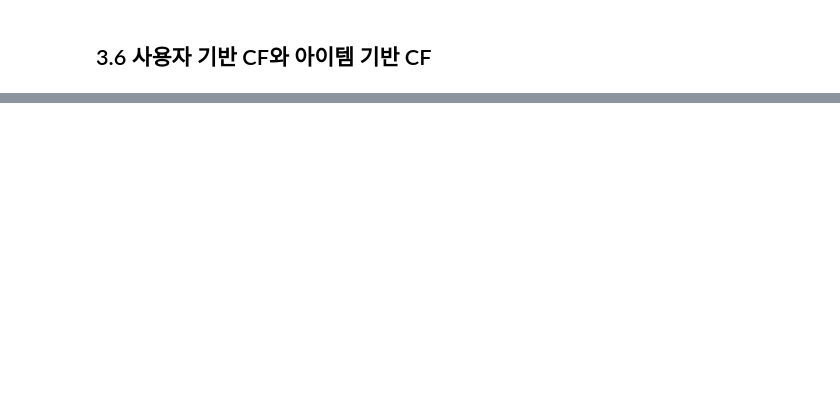
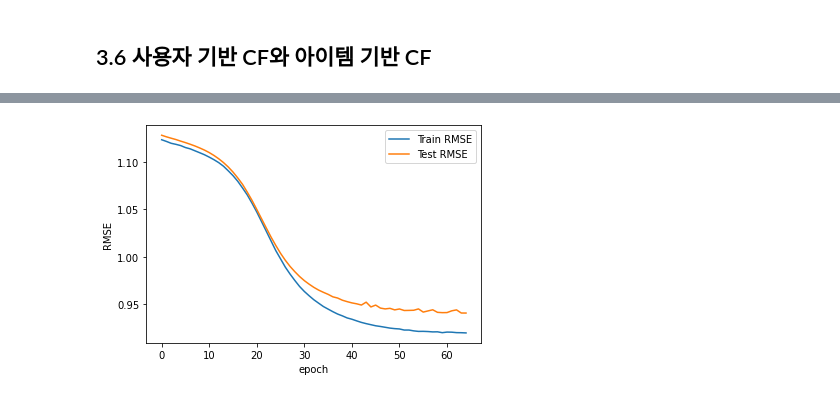
Before and after one commit to lucio-karin0506/SaltLux-Project, a Jupyter notebook: Recommendation System/추천시스템 강의 코드.ipynb, the cells around one changed output, grey strips where cells are left out. Cells and saved outputs as stored; diff of their text form; code cells hidden in the pictures; blank space fills up the shorter version.

```diff
--- a/Recommendation System/추천시스템 강의 코드.ipynb
+++ b/Recommendation System/추천시스템 강의 코드.ipynb
@@ -495,0 +1110,15 @@ score(CF_IBCF)
+# %%
+# Convert occupation(string to integer)
+occupation = {}
+def convert_occ(x):
+    if x in occupation:
+        return occupation[x]
+    else:
+        occupation[x] = len(occupation)
+        return occupation[x]
+
+users['occupation'] = users['occupation'].apply(convert_occ)
+
+L = len(occupation)
+train_occ = pd.merge(ratings_train, users, on='user_id')['occupation']
+test_occ = pd.merge(ratings_test, users, on='user_id')['occupation']
@@ -495,0 +1157,9 @@ score(CF_IBCF)
+# %%
+#<<<<<<<<< 수정된 부분 3
+model.compile(
+  loss=RMSE,
+  optimizer=SGD(),
+  #optimizer=Adamax(),
+  metrics=[RMSE]
+)
+model.summary()
@@ -495,0 +1184,12 @@ score(CF_IBCF)
+# %%
+# Model fitting
+result = model.fit(
+  x=[ratings_train.user_id.values, ratings_train.movie_id.values, train_occ.values],
+  y=ratings_train.rating.values - mu,
+  epochs=65,
+  batch_size=512,
+  validation_data=(
+    [ratings_test.user_id.values, ratings_test.movie_id.values, test_occ.values],
+    ratings_test.rating.values - mu
+  )
+)
@@ -495,0 +1214,11 @@ score(CF_IBCF)
+# %%
+# Plot RMSE
+import matplotlib.pyplot as plt
+plt.plot(result.history['RMSE'], label="Train RMSE")
+plt.plot(result.history['val_RMSE'], label="Test RMSE")
+plt.xlabel('epoch')
+plt.ylabel('RMSE')
+plt.legend()
+plt.show()
+# %% [output]
+[figure, added]
```
Also changed, not shown: parts of 75 cells of this notebook.
